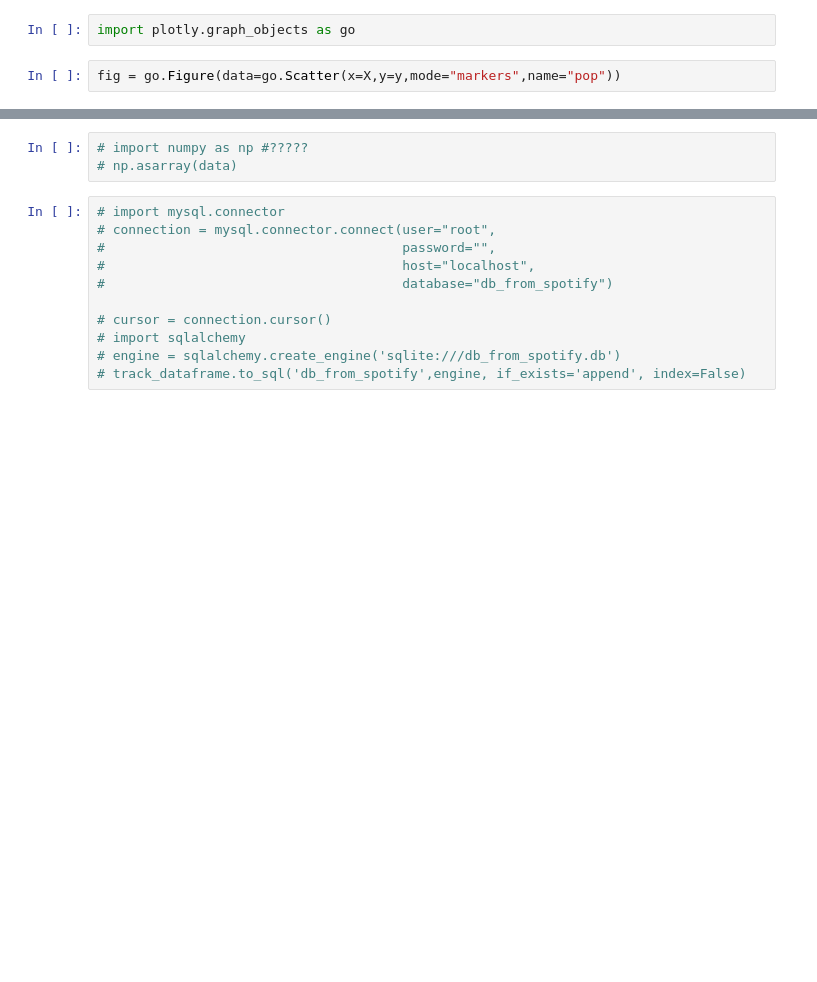
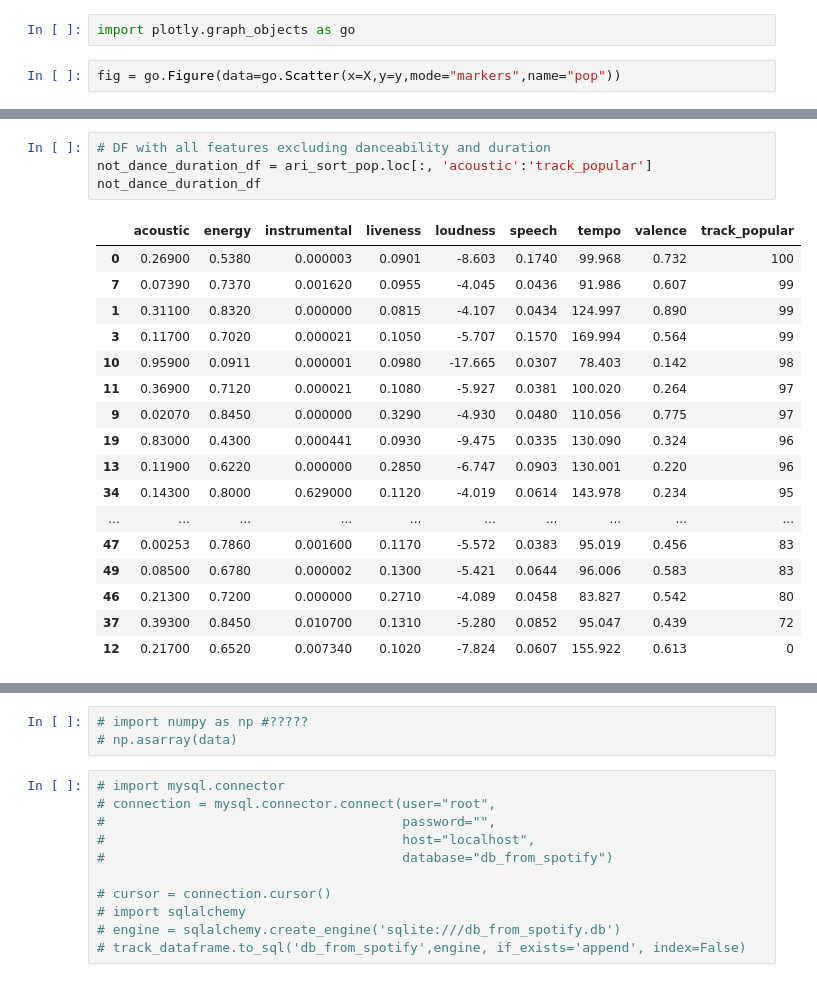
Before and after one commit to zhiravetska/Python_Part2, a Jupyter notebook: Spotify_getting_artists.ipynb, the cells around one changed output, grey strips where cells are left out. Saved outputs shown, nothing was run; the diff lists cells and outputs as text; blank space fills up the shorter version.

```diff
--- a/Spotify_getting_artists.ipynb
+++ b/Spotify_getting_artists.ipynb
@@ -515,0 +523,22 @@ plt.show()
+# %%
+# DF with all features excluding danceability and duration
+not_dance_duration_df = ari_sort_pop.loc[:, 'acoustic':'track_popular']
+not_dance_duration_df
+# %% [output]
+|  | acoustic | energy | instrumental | liveness | loudness | speech | tempo | valence | track_popular |
+| 0 | 0.26900 | 0.5380 | 0.000003 | 0.0901 | -8.603 | 0.1740 | 99.968 | 0.732 | 100 |
+| 7 | 0.07390 | 0.7370 | 0.001620 | 0.0955 | -4.045 | 0.0436 | 91.986 | 0.607 | 99 |
+| 1 | 0.31100 | 0.8320 | 0.000000 | 0.0815 | -4.107 | 0.0434 | 124.997 | 0.890 | 99 |
+| 3 | 0.11700 | 0.7020 | 0.000021 | 0.1050 | -5.707 | 0.1570 | 169.994 | 0.564 | 99 |
+| 10 | 0.95900 | 0.0911 | 0.000001 | 0.0980 | -17.665 | 0.0307 | 78.403 | 0.142 | 98 |
+| 11 | 0.36900 | 0.7120 | 0.000021 | 0.1080 | -5.927 | 0.0381 | 100.020 | 0.264 | 97 |
+| 9 | 0.02070 | 0.8450 | 0.000000 | 0.3290 | -4.930 | 0.0480 | 110.056 | 0.775 | 97 |
+| 19 | 0.83000 | 0.4300 | 0.000441 | 0.0930 | -9.475 | 0.0335 | 130.090 | 0.324 | 96 |
+| 13 | 0.11900 | 0.6220 | 0.000000 | 0.2850 | -6.747 | 0.0903 | 130.001 | 0.220 | 96 |
+| 34 | 0.14300 | 0.8000 | 0.629000 | 0.1120 | -4.019 | 0.0614 | 143.978 | 0.234 | 95 |
+| ... | ... | ... | ... | ... | ... | ... | ... | ... | ... |
+| 47 | 0.00253 | 0.7860 | 0.001600 | 0.1170 | -5.572 | 0.0383 | 95.019 | 0.456 | 83 |
+| 49 | 0.08500 | 0.6780 | 0.000002 | 0.1300 | -5.421 | 0.0644 | 96.006 | 0.583 | 83 |
+| 46 | 0.21300 | 0.7200 | 0.000000 | 0.2710 | -4.089 | 0.0458 | 83.827 | 0.542 | 80 |
+| 37 | 0.39300 | 0.8450 | 0.010700 | 0.1310 | -5.280 | 0.0852 | 95.047 | 0.439 | 72 |
+| 12 | 0.21700 | 0.6520 | 0.007340 | 0.1020 | -7.824 | 0.0607 | 155.922 | 0.613 | 0 |
```
Also changed, not shown: parts of 19 cells of this notebook.
